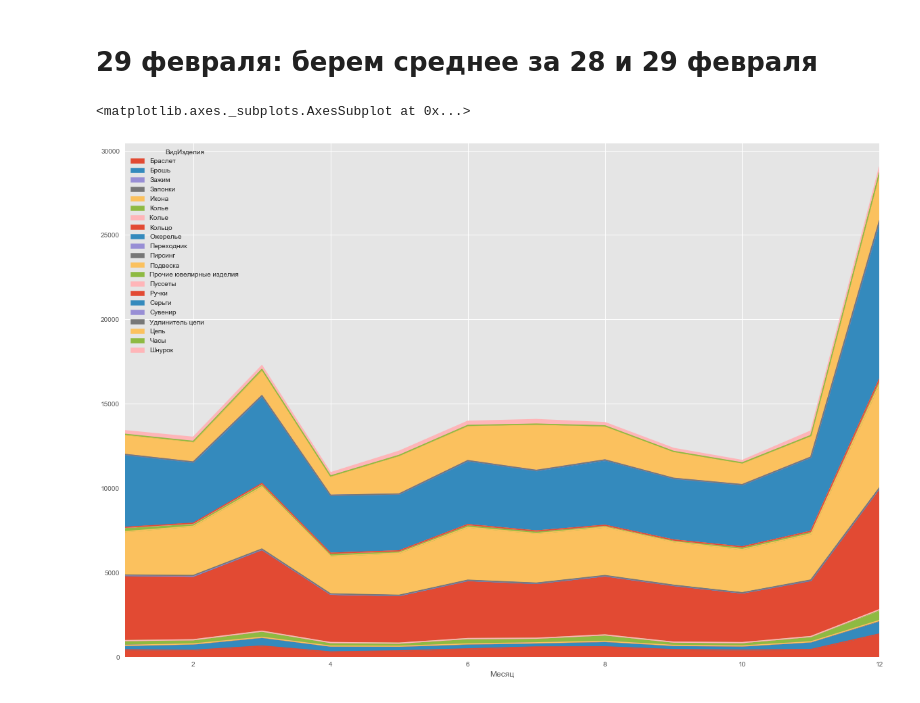
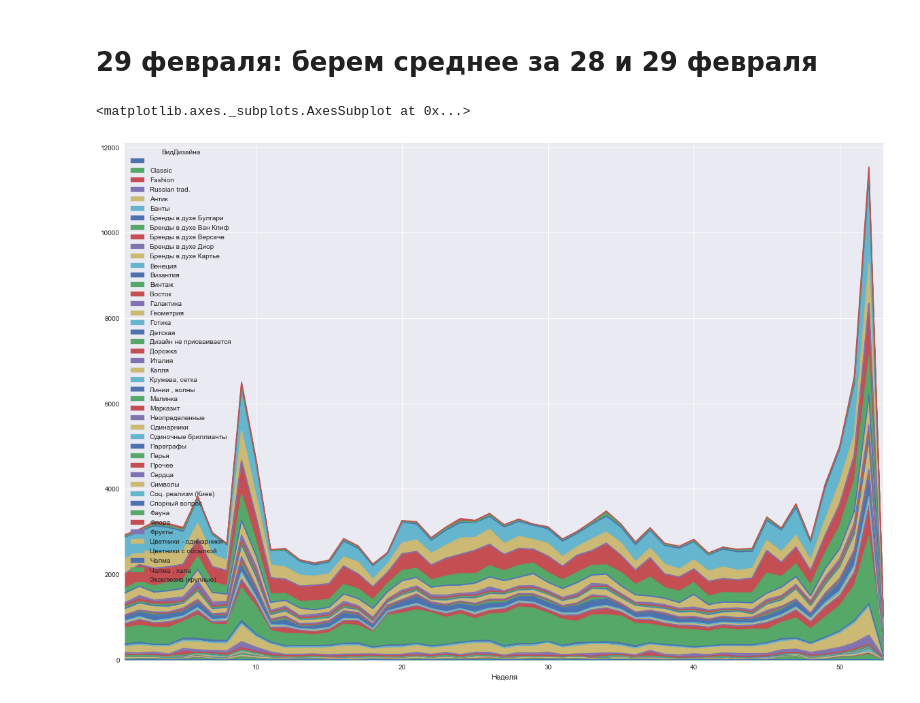
Before and after one commit to sergeybelov/magic, a Jupyter notebook: Анализ продаж.ipynb, the cells around one changed output. Saved outputs shown, nothing was run; the diff lists cells and outputs as text; code cells hidden in the pictures.

```diff
--- a/Анализ продаж.ipynb
+++ b/Анализ продаж.ipynb
@@ -13,6 +17,3 @@ rcParams['figure.figsize'] = 20, 14
 Populating the interactive namespace from numpy and matplotlib
 # %% [markdown]
 # Читаем и преобразовываем JSON
-# %%
-with open('v8_20AA_2d3f.json', encoding='utf8') as data_file:
-    json_data = json.load(data_file)
@@ -24,0 +20,24 @@ del json_data
+# %%
+print('Обработка файлов JSON')
+
+firstdata=True
+rootDir='json_data'
+files=os.listdir(rootDir)
+pbar = tqdm(total=len(files))
+datas=[]
+for file in files:
+    pbar.update(1)
+    if fnmatch.fnmatch(file, '*.json'):
+        with open(rootDir+'/'+file, encoding='utf8') as data_file:
+            json_data = json.load(data_file)
+            if firstdata:
+                _columns=[val['Name']['#value'] for val in json_data['#value']['column']]#Вычленяем колонки
+                firstdata=True
+            datas.append(pd.DataFrame(data=json_data['#value']['row'], columns=_columns).applymap(lambda cell: cell['#value']))#читаем JSON и вычленяем значения
+pbar.close()
+
+print('Преобразуем в датафрейм...')
+
+data=pd.concat(datas, axis=0, join='outer', ignore_index=True)
+
+del json_data
@@ -62,7 +88,7 @@ data.drop(data[condition28].index, inplace=True)
 #добавляем среднее за 28 февраля
 data=data.append(feb28)
 # %%
-data[(data['Год']==2016)].pivot_table(index=['Месяц'], columns='ВидИзделия', values='Количество', aggfunc=sum,fill_value=0,dropna=False).plot(kind='area', legend=True,stacked=True)
+data[(data['Год']==2016)].pivot_table(index=['Неделя'], columns='ВидДизайна', values='Количество', aggfunc=sum,fill_value=0,dropna=False).plot(kind='area', legend=True,stacked=True)
 # %% [output]
 <matplotlib.axes._subplots.AxesSubplot at 0x...>
-[figure, old version]
+[figure, new version]
```
Also changed, not shown: parts of 7 cells of this notebook.
